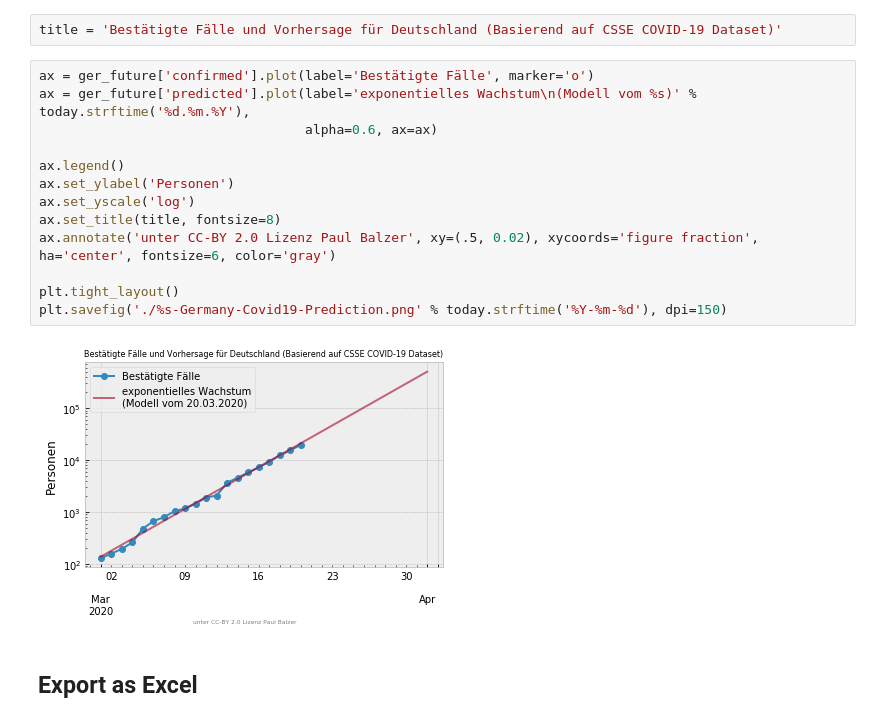
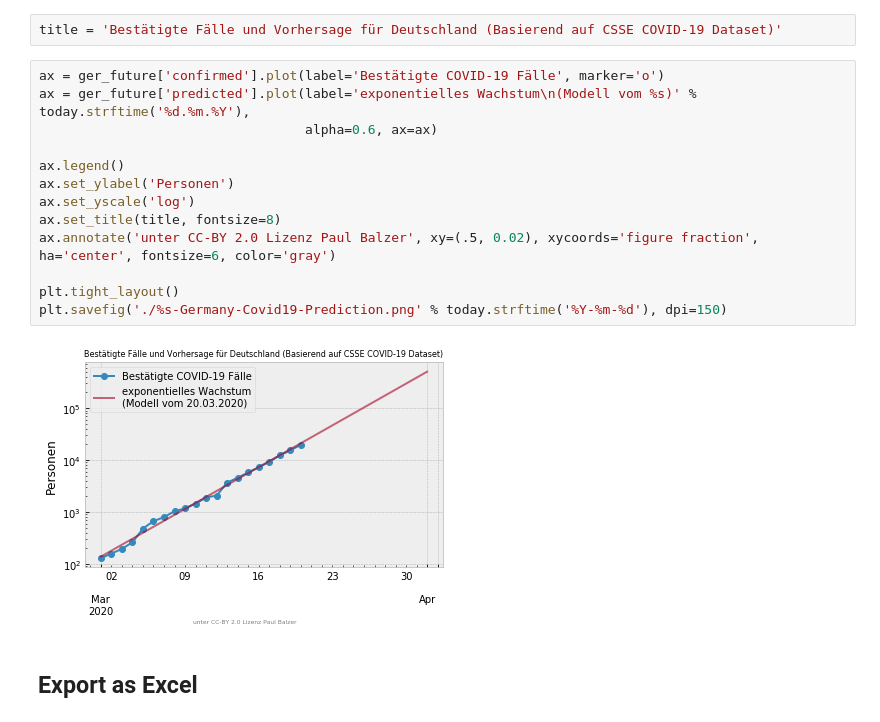
Before and after one commit to balzer82/covid-germany-predictor, a Jupyter notebook: predict.ipynb, the cells around one changed output. Cells and saved outputs as stored; diff of their text form.

```diff
--- a/predict.ipynb
+++ b/predict.ipynb
@@ -133,20 +116,20 @@ ger_future['predicted'] = np.exp(logy_pred).astype('int')
 # %%
 title = 'Bestätigte Fälle und Vorhersage für Deutschland (Basierend auf CSSE COVID-19 Dataset)'
 # %%
-ax = ger_future['confirmed'].plot(label='Bestätigte Fälle', marker='o')
+ax = ger_future['confirmed'].plot(label='Bestätigte COVID-19 Fälle', marker='o')
 ax = ger_future['predicted'].plot(label='exponentielles Wachstum\n(Modell vom %s)' % today.strftime('%d.%m.%Y'),
                                   alpha=0.6, ax=ax)
 
 ax.legend()
 ax.set_ylabel('Personen')
 ax.set_yscale('log')
 ax.set_title(title, fontsize=8)
 ax.annotate('unter CC-BY 2.0 Lizenz Paul Balzer', xy=(.5, 0.02), xycoords='figure fraction', ha='center', fontsize=6, color='gray')
 
 plt.tight_layout()
 plt.savefig('./%s-Germany-Covid19-Prediction.png' % today.strftime('%Y-%m-%d'), dpi=150)
 # %% [output]
-[figure, old version]
+[figure, new version]
 # %% [markdown]
 ## Export as Excel
 # %%
```
Also changed, not shown: parts of 5 cells of this notebook, 4 other files.
